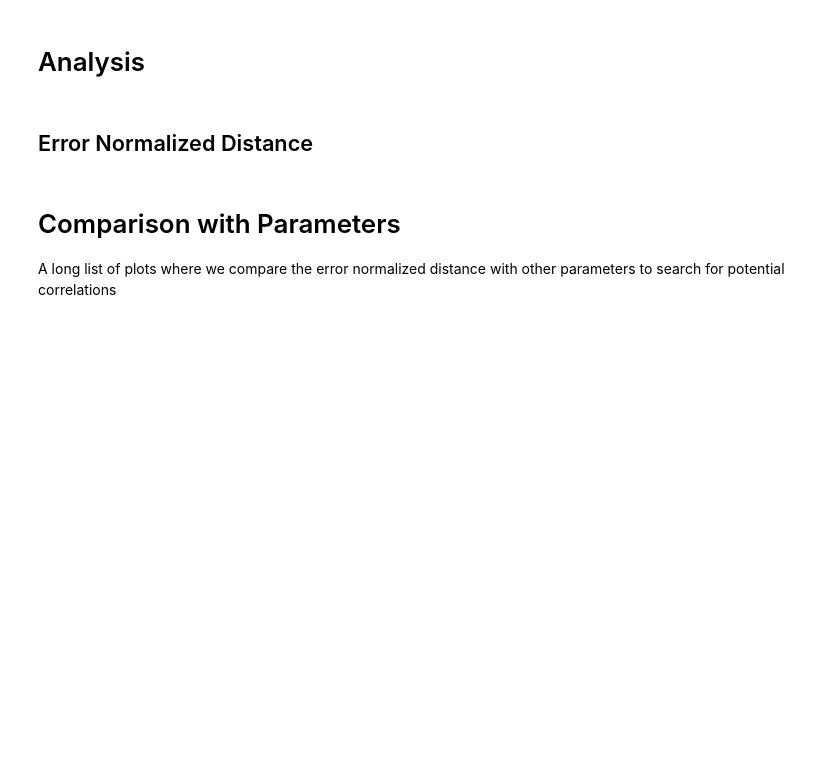
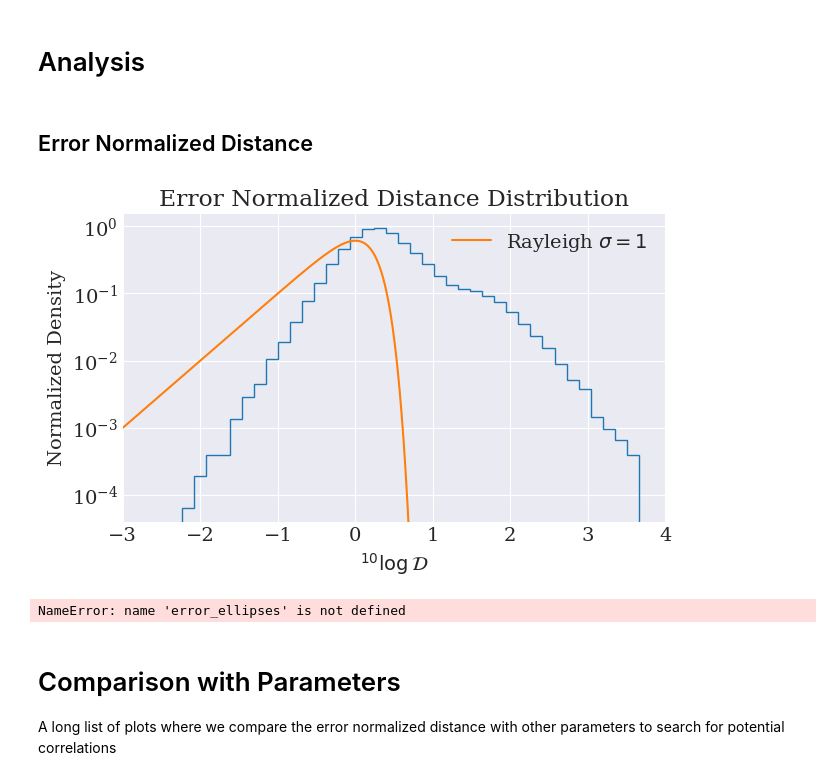
Before and after one commit to RenVit318/masterproject, a Jupyter notebook: src/notebooks/error_normalized_distance_study_marrese.ipynb, the cells around one changed output. Cells and saved outputs as stored; diff of their text form; code cells hidden in the pictures; blank space fills up the shorter version.

```diff
--- a/src/notebooks/error_normalized_distance_study_marrese.ipynb
+++ b/src/notebooks/error_normalized_distance_study_marrese.ipynb
@@ -44,7 +44,7 @@ xm_radius = '1as'
 xm_selection = 'nearest'
 # %%
 # Hipparcos - Gaia indexes of the cross match
-crossmatch_idxs = np.load(f'{rpath}marrese_crossmatch{gaia_cat_ext}_{xm_radius}_best_neighbour_{xm_selection}.npy')
+crossmatch_idxs = np.load(f'{rpath}marrese_crossmatch_{xm_radius}_best_neighbour_{xm_selection}.npy')
 gaia_cat = fits.open(f'{dpath}GaiaBaseCat{gaia_cat_ext}.fits')[1].data
 hipp_cat = fits.open(f'{dpath}Hipparcos_mix.fits')[1].data
 
@@ -150,7 +198,7 @@ if not hip_mixed:# Get the correlation factors from Hipparcos-2 ! ONLY FOR HIP2
     covar_hip2 = extract_cov(hdu.data)
     hipp_corr_radec = covar_hip2[:,0,1]
 # %%
-brandt_factor = 1./1.36
+brandt_factor = 1.#/1.36
 # Compute the complete error normalized distances array
 pos_hipp = np.array([pos_hipp_table_full['ra'], pos_hipp_table_full['dec']]).T*3.6e6
 pos_gaia = np.array([pos_gaia_table_full['ra_prop'], pos_gaia_table_full['dec_prop']]).T*3.6e6
@@ -177,4 +225,23 @@ plt.savefig(fpath+'D_distribution_Marrese.png', bbox_inches='tight')
 plt.show()
+# %%
+error_norm_distances = compute_error_normalized_distance(pos_hipp, pos_gaia, unc_hipp, unc_gaia, method='full')
+fig, ax = plt.subplots(1,1,figsize=(7,4))
+plt.hist(np.log10(error_norm_distances), log=True, bins=50, density=True, histtype='step')
+
+x = np.logspace(-3, 3 , int(1e3))
+ylim = ax.get_ylim()
+plt.plot(np.log10(x), rayleigh(x, 1), label=r'Rayleigh $\sigma = 1$')
+#plt.axvline(x=1, c='black', ls='--')
+plt.legend()
+plt.xlim(-3, 4)
+ax.set_ylim(ylim)
+plt.xlabel(r'$^{10}\log \mathcal{D}$')
+plt.ylabel('Normalized Density')
+plt.title(r'Error Normalized Distance Distribution')
+plt.savefig(fpath+'logD_distribution_Marrese.png', bbox_inches='tight')
+plt.show()
+# %% [output]
+[figure, added]
 # %%
 # Investigate the effect of different normalization methods in log space
 for method in ['simple', 'directional', 'full']:#, 'none']:
@@ -264,6 +331,8 @@ plt.legend()
 #plt.savefig(f'temp{k}.png', bbox_inches='tight')
 #print('show')
 plt.show()
+# %% [output]
+NameError: name 'error_ellipses' is not defined
 # %% [markdown]
 # Comparison with Parameters
 A long list of plots where we compare the error normalized distance with other parameters to search for potential correlations
```
Also changed, not shown: parts of 8 cells of this notebook, 1 other file.
